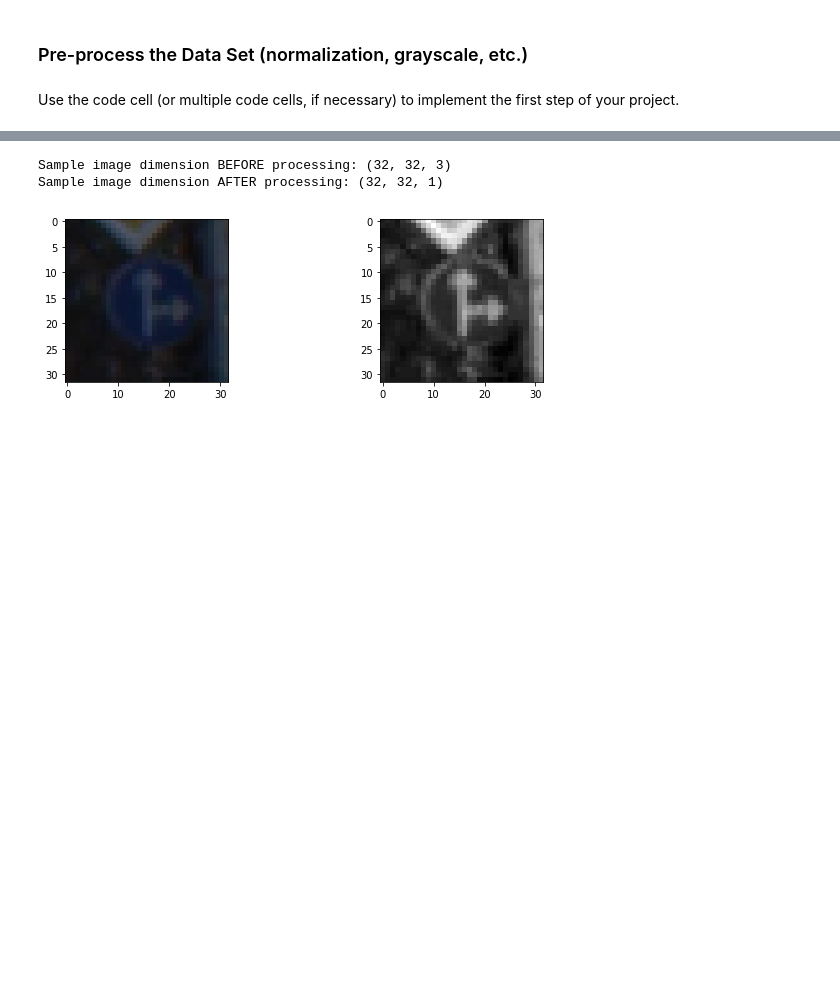
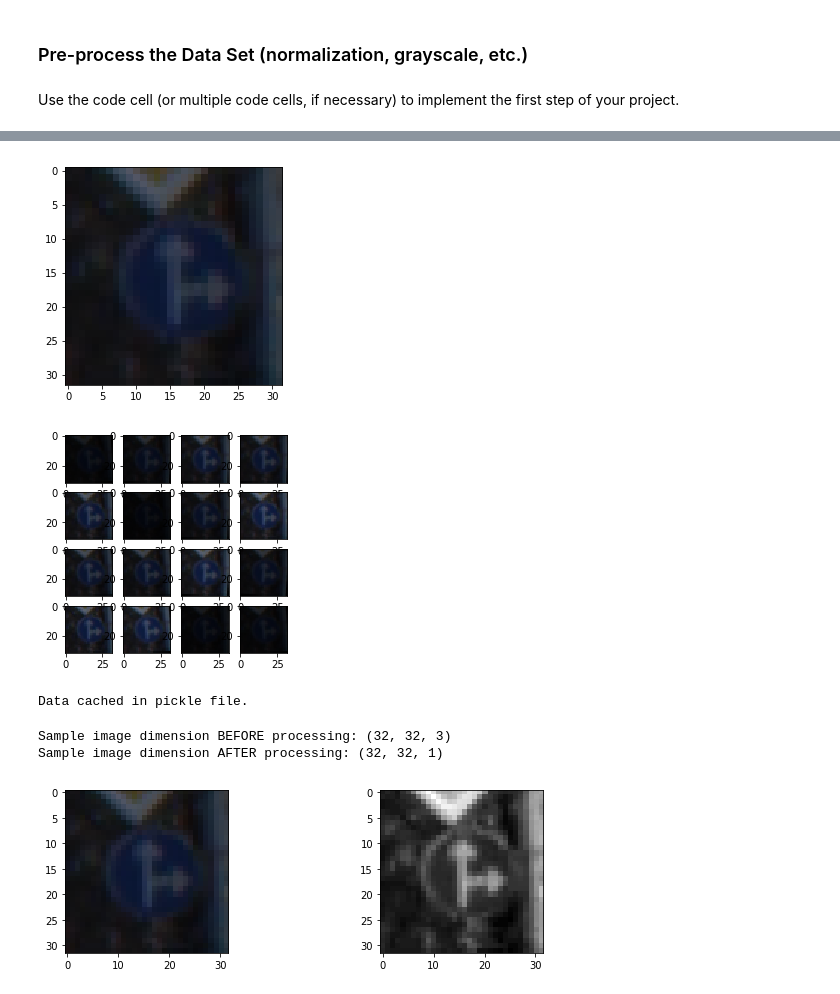
Before and after one commit to tomaszkacmajor/CarND-Traffic-Sign-Classifier-P2, a Jupyter notebook: Traffic_Sign_Classifier.ipynb, the cells around one changed output, grey strips where cells are left out. Saved outputs shown, nothing was run; the diff lists cells and outputs as text; code cells hidden in the pictures; blank space fills up the shorter version.

```diff
--- a/Traffic_Sign_Classifier.ipynb
+++ b/Traffic_Sign_Classifier.ipynb
@@ -143,0 +263,35 @@ Use the code cell (or multiple code cells, if necessary) to implement the first
+# %%
+plt.imshow(X_train[1000])
+
+grid_len = 4
+plt.figure(figsize=(grid_len,grid_len))
+
+for i in range(1,grid_len*grid_len+1):
+    image = transform_image(X_train[1000], 20,10,5)
+    plt.subplot(grid_len,grid_len,i)
+    plt.imshow(image)
+# %% [output]
+[figure, added]
+[figure, added]
+# %%
+# Save the data for easy access
+import os
+
+pickle_file = 'transformed_data.pickle'
+if not os.path.isfile(pickle_file):
+    print('Saving data to pickle file...')
+    try:
+        with open('transformed_data.pickle', 'wb') as pfile:
+            pickle.dump(
+                {
+                    'X_train': X_train,
+                    'y_train': y_train,
+                },
+                pfile, pickle.HIGHEST_PROTOCOL)
+    except Exception as e:
+        print('Unable to save data to', pickle_file, ':', e)
+        raise
+
+print('Data cached in pickle file.')
+# %% [output]
+Data cached in pickle file.
```
Also changed, not shown: parts of 10 cells of this notebook.
